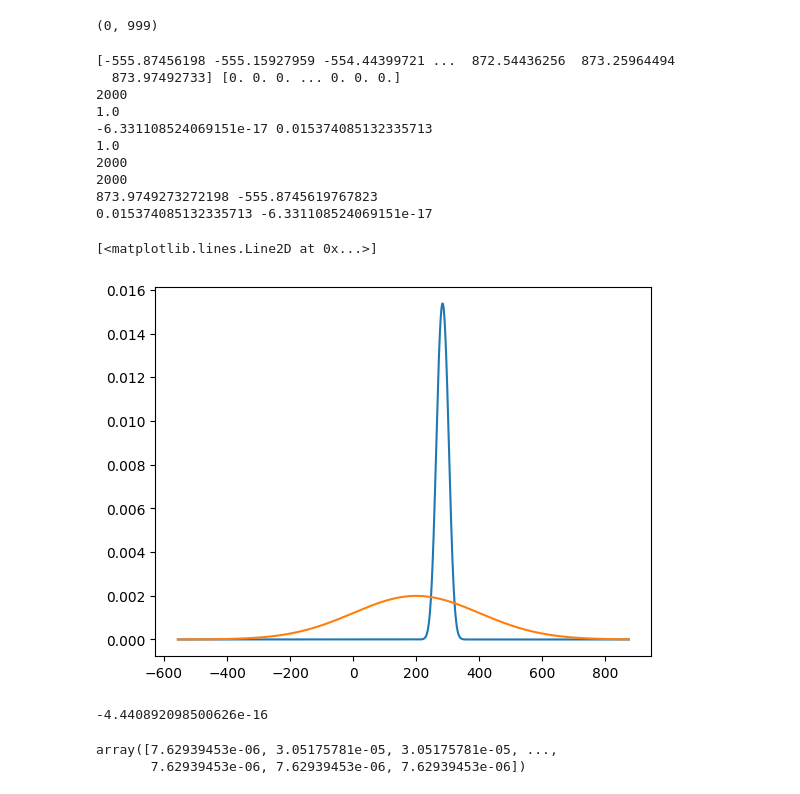
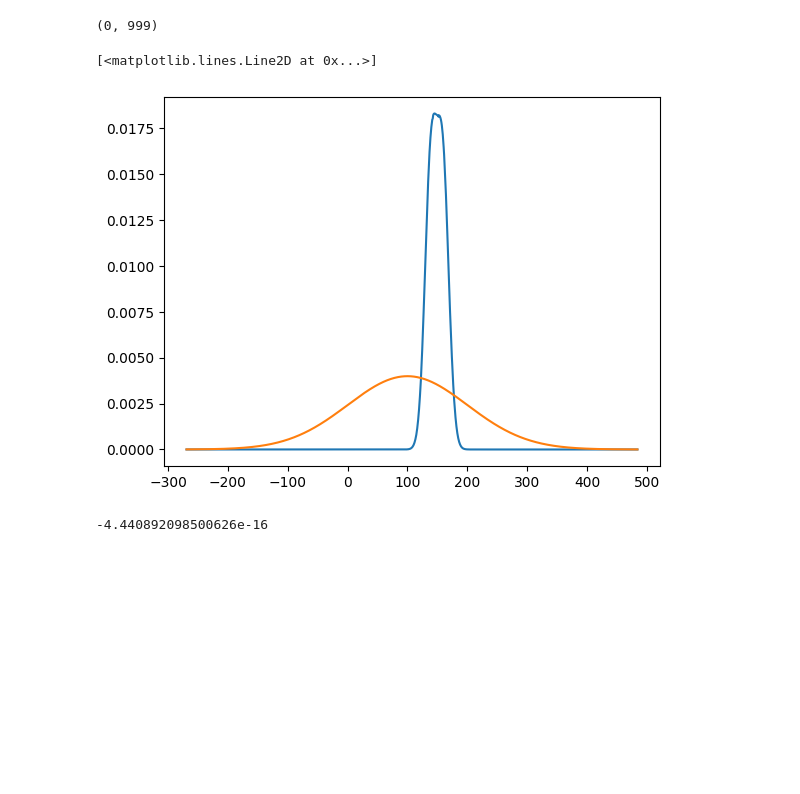
Before and after one commit to anloehr-1097/DistrRL_MonteCarlo, a Jupyter notebook: Untitled.ipynb, the cells around one changed output. Drawn from its saved outputs; the diff is of its cells as text; code cells hidden in the pictures; blank space fills up the shorter version.

```diff
--- a/Untitled.ipynb
+++ b/Untitled.ipynb
@@ -228,0 +327,24 @@ plt.bar(samples, probs_samples)
+# %%
+%load_ext autoreload
+%autoreload 2
+from typing import List
+import numpy as np
+import scipy.stats as sp
+import time
+from preliminary_tests import conv, conv_jit, project_eqi, RV_Discrete, aggregate_conv_results, simulate_update
+
+T = 100
+N = 20
+samples = np.asarray([sp.norm(1,1).rvs() for _ in range(N)])
+approx_list: List = []
+#G_0 = rv_discrete(np.array([-1, 1]), np.array([0.5, 0.5]))
+G_0 = (np.array([-10, 10]), np.array([0.5, 0.5]))
+approx_list.append(G_0)
+
+emp_distr = RV_Discrete(samples, (1/samples.shape[0]) * np.ones(len(samples)))
+# print(G_0.xk, G_0.pk)
+# print(emp_distr.xk, emp_distr.pk)
+start = time.perf_counter()
+G_last = simulate_update(T, N, (emp_distr.xk, emp_distr.pk), project_eqi)
+stop = time.perf_counter()
+print(stop-start)
@@ -247,38 +392,23 @@ np.min(bins), np.max(bins)
 # %%
 import matplotlib.pyplot as plt
 
-G_final = approx_list[-1]
-print(G_final[0], G_final[1])
-print(len(G_final[0]))
-print(np.sum(G_final[1]))
-print(np.min(G_final[1]), np.max(G_final[1]))
-print(np.sum(G_final[1]))
-print(len(G_final[0])), print(len(G_final[1]))
+G_final = G_last
+# print(G_final[0], G_final[1])
+# print(len(G_final[0]))
+# print(np.sum(G_final[1]))
+# print(np.min(G_final[1]), np.max(G_final[1]))
+# print(np.sum(G_final[1]))
+# print(len(G_final[0])), print(len(G_final[1]))
 # plt.plot(G_final[0], G_final[1])
 plt.plot(G_final[0], G_final[1])
-print(np.max(G_final[0]), np.min(G_final[0]))
-print(np.max(G_final[1]), np.min(G_final[1]))
+# print(np.max(G_final[0]), np.min(G_final[0]))
+# print(np.max(G_final[1]), np.min(G_final[1]))
 x_ax = np.linspace(np.min(G_final[0]), np.max(G_final[0]), len(G_final[0]))
 plt.plot(x_ax, sp.norm.pdf(x_ax, T, T))
 # %% [output]
-[-555.87456198 -555.15927959 -554.44399721 ...  872.54436256  873.25964494
-  873.97492733] [0. 0. 0. ... 0. 0. 0.]
-2000
-1.0
--6.331108524069151e-17 0.015374085132335713
-1.0
-2000
-2000
-873.9749273272198 -555.8745619767823
-0.015374085132335713 -6.331108524069151e-17
+[<matplotlib.lines.Line2D at 0x...>]
-[<matplotlib.lines.Line2D at 0x...>]
-[figure, old version]
+[figure, new version]
 # %%
 print(np.sum(G_final.xk * G_final.pk))
 # %% [output]
 -4.440892098500626e-16
-# %%
-G_final.pk
-# %% [output]
-array([7.62939453e-06, 3.05175781e-05, 3.05175781e-05, ...,
-       7.62939453e-06, 7.62939453e-06, 7.62939453e-06])
```
Also changed, not shown: parts of 17 cells of this notebook, 1 other file.
